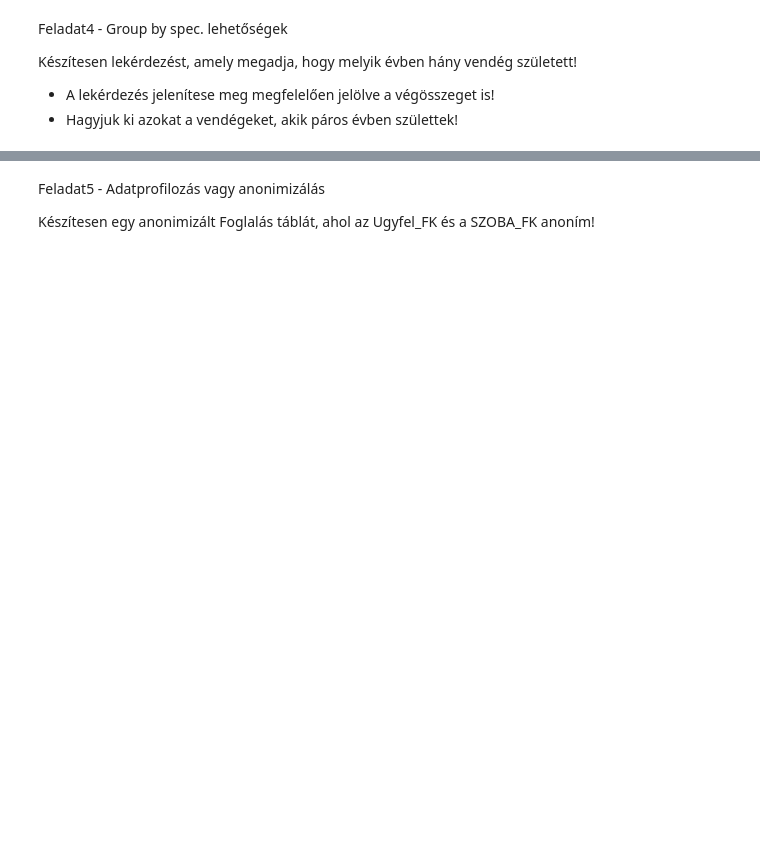
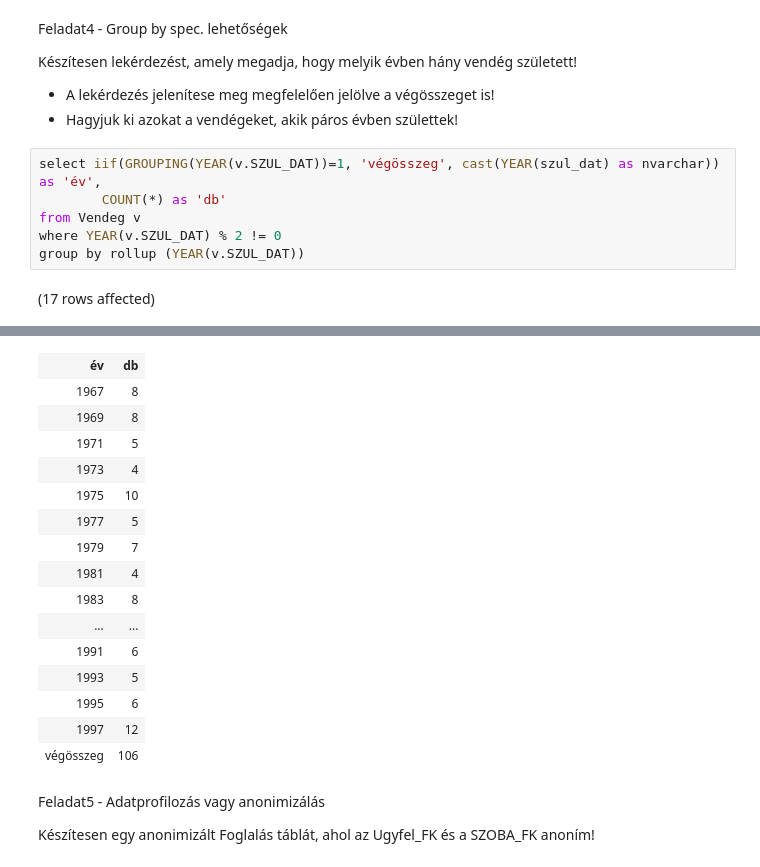
Before and after one commit to komarc/2, a Jupyter notebook: zh_ea_gyak_gyakorlas_merged/zh4/zh_minta_round2.ipynb, the cells around one changed output, grey strips where cells are left out. Saved outputs shown, nothing was run; the diff lists cells and outputs as text; blank space fills up the shorter version.

```diff
--- a/zh_ea_gyak_gyakorlas_merged/zh4/zh_minta_round2.ipynb
+++ b/zh_ea_gyak_gyakorlas_merged/zh4/zh_minta_round2.ipynb
@@ -66,3 +84,11 @@ Készítesen lekérdezést, amely megadja, hogy melyik évben hány vendég szü
 
 - A lekérdezés jelenítese meg megfelelően jelölve a végösszeget is!
 - Hagyjuk ki azokat a vendégeket, akik páros évben születtek!
+# %%
+select iif(GROUPING(YEAR(v.SZUL_DAT))=1, 'végösszeg', cast(YEAR(szul_dat) as nvarchar)) as 'év',
+        COUNT(*) as 'db'
+from Vendeg v
+where YEAR(v.SZUL_DAT) % 2 != 0
+group by rollup (YEAR(v.SZUL_DAT))
+# %% [output]
+(17 rows affected)
@@ -69,3 +96,19 @@ Készítesen lekérdezést, amely megadja, hogy melyik évben hány vendég szü
+| év | db |
+| 1967 | 8 |
+| 1969 | 8 |
+| 1971 | 5 |
+| 1973 | 4 |
+| 1975 | 10 |
+| 1977 | 5 |
+| 1979 | 7 |
+| 1981 | 4 |
+| 1983 | 8 |
+| ... | ... |
+| 1991 | 6 |
+| 1993 | 5 |
+| 1995 | 6 |
+| 1997 | 12 |
+| végösszeg | 106 |
 # %% [markdown]
 Feladat5 - Adatprofilozás vagy anonimizálás
 
```
Also changed, not shown: parts of 7 cells of this notebook, 1 other file.
